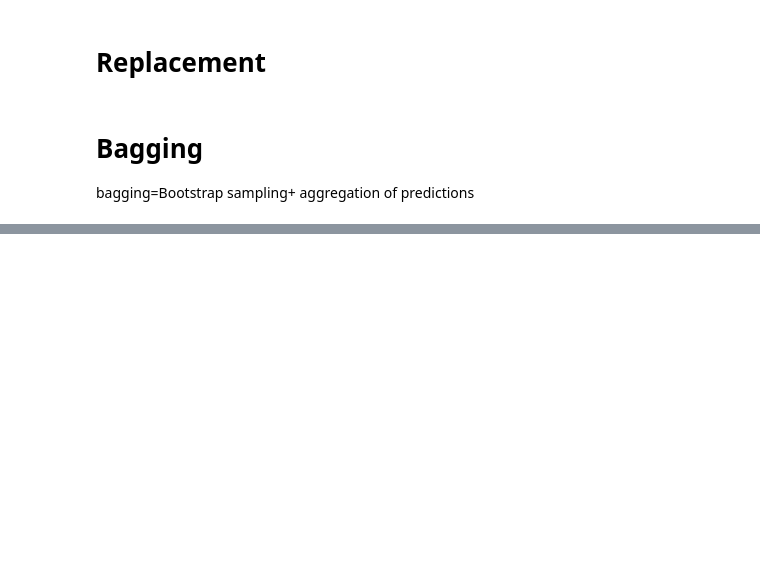
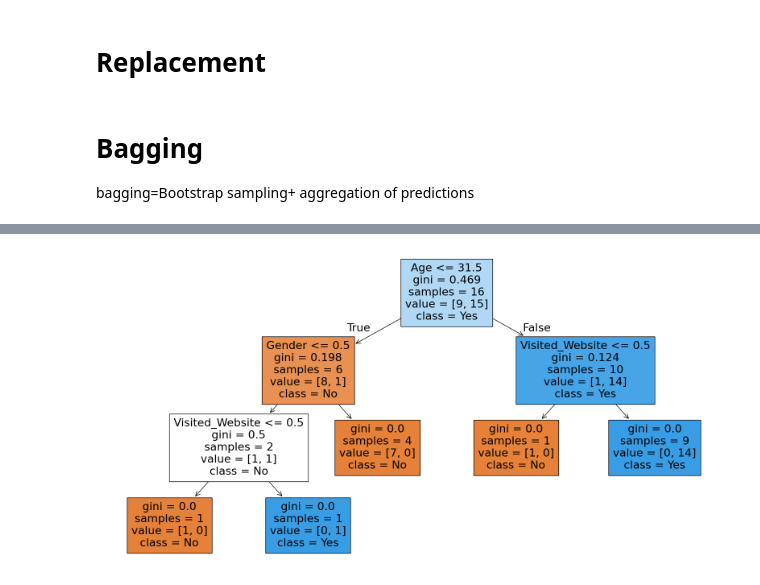
Before and after one commit to ghosh-vishnu/Python_Evening-AI-ML-5-30-PM, a Jupyter notebook: decision_tree.ipynb, the cells around one changed output, grey strips where cells are left out. Drawn from its saved outputs; the diff is of its cells as text; code cells hidden in the pictures; blank space fills up the shorter version.

Commit message:
Random Forest

```diff
--- a/decision_tree.ipynb
+++ b/decision_tree.ipynb
@@ -874,0 +944,15 @@ bagging=Bootstrap sampling+ aggregation of predictions
+# %%
+# Features Target Selection
+
+X=df.drop('Purchased_Product',axis=1)
+y=df['Purchased_Product']
+# %%
+# Train-train_test_split
+from sklearn.model_selection import train_test_split
+
+X_train,X_test,y_train,y_test=train_test_split(
+    X,
+    y,
+    test_size=0.2,
+    random_state=42
+)
@@ -874,0 +977,10 @@ bagging=Bootstrap sampling+ aggregation of predictions
+# %%
+# Random Forest Model
+from sklearn.ensemble import RandomForestClassifier
+
+model=RandomForestClassifier(
+    n_estimators=100,
+    random_state=42
+)
+# %%
+model.fit(X_train,y_train)
@@ -874,0 +1103,15 @@ bagging=Bootstrap sampling+ aggregation of predictions
+# %%
+from sklearn.tree import plot_tree
+import matplotlib.pyplot as plt
+
+plt.figure(figsize=(20,10))
+plot_tree(
+    model.estimators_[2],
+    feature_names=X.columns,
+    class_names=["No","Yes"],
+    filled=True
+)
+
+plt.show()
+# %% [output]
+[figure, added]
```
Also changed, not shown: parts of 24 cells of this notebook.
